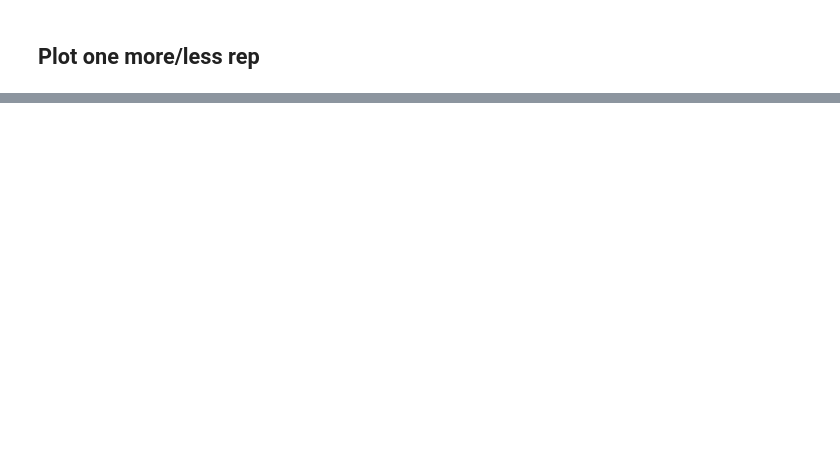
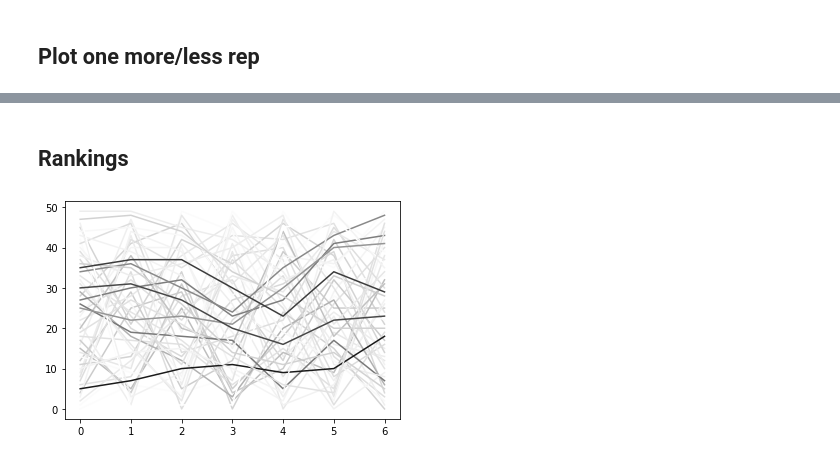
Before and after one commit to smrfeld/house-of-reps, a Jupyter notebook: notebooks/analyze.ipynb, the cells around one changed output, grey strips where cells are left out. Saved outputs shown, nothing was run; the diff lists cells and outputs as text; code cells hidden in the pictures; blank space fills up the shorter version.

```diff
--- a/notebooks/analyze.ipynb
+++ b/notebooks/analyze.ipynb
@@ -466,8 +485,0 @@ fair = 1e6 * house.get_total_us_pop_true(year,PopType.APPORTIONMENT) / 435.0
-# %%
-plt_data = {}
-for idx, row in df_more.iterrows():
-    state = row['state']
-    st = St.fromName(state)
-    dpop = 1e6*row['min. population change for next rep']
-    cpr = residents_per_rep[st]
-    plt_data[st] = [dpop, cpr]
@@ -473,0 +545,2 @@ for idx, row in df_more.iterrows():
+# %% [markdown]
+## Rankings
@@ -473,0 +554,22 @@ for idx, row in df_more.iterrows():
+# %%
+plt_data = {}
+for st in [x for x in St if x != St.DISTRICT_OF_COLUMBIA]:
+    x = np.arange(0,len(rankings))
+    y = [ranks.index(st.name) for ranks in rankings.values()]
+
+    # Color by the variance in the ranking to identify states that are consistently over/under represented
+    mean = np.mean(y)
+    std = np.std(y)
+
+    plt_data[st] = (x,y,mean,std)
+
+std_max = max([x[3] for x in plt_data.values()])
+std_min = min([x[3] for x in plt_data.values()])
+
+plt.figure()
+for st, dat in plt_data.items():
+    x, y, mean, std = dat
+    col = 0.1 + 0.9 * (1 - pow(1 - (std-std_min) / (std_max - std_min),3))
+    plt.plot(x, y, color=(col,col,col))
+# %% [output]
+[figure, added]
```
Also changed, not shown: parts of 22 cells of this notebook, 15 other files.
